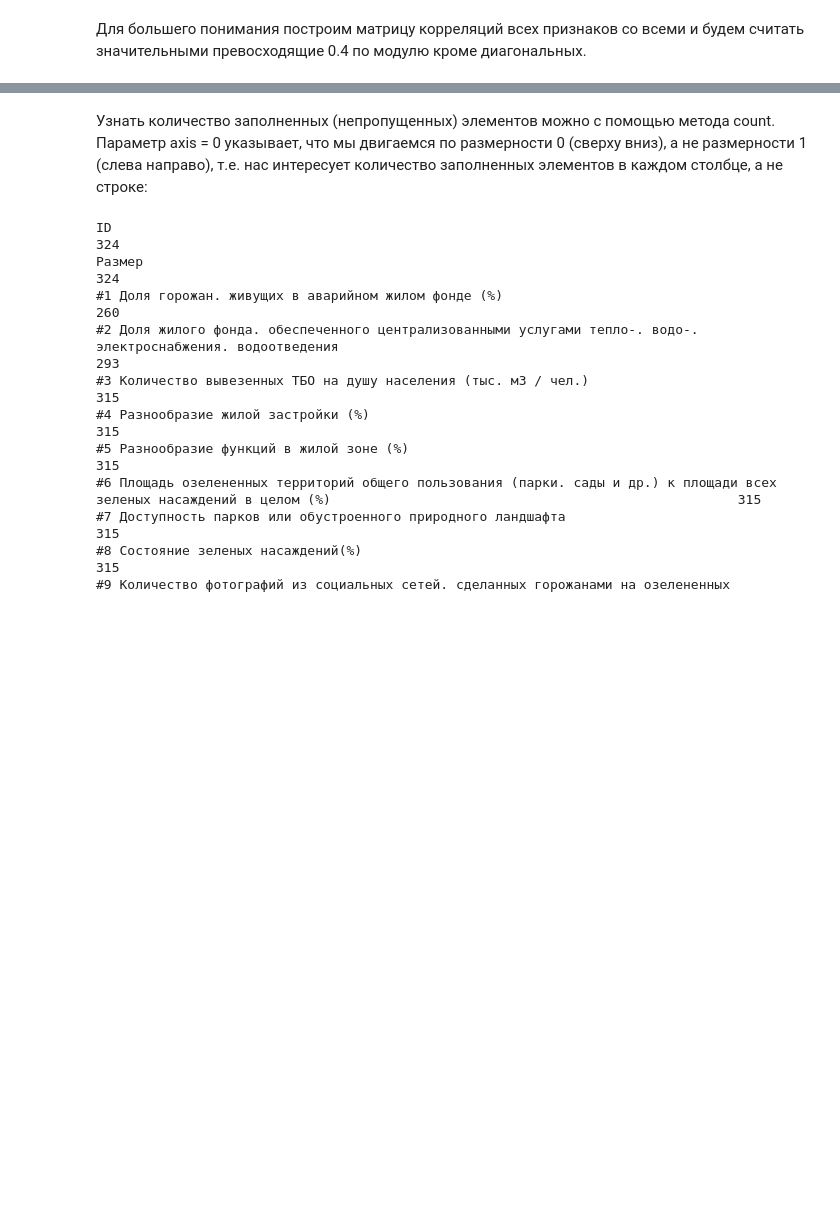
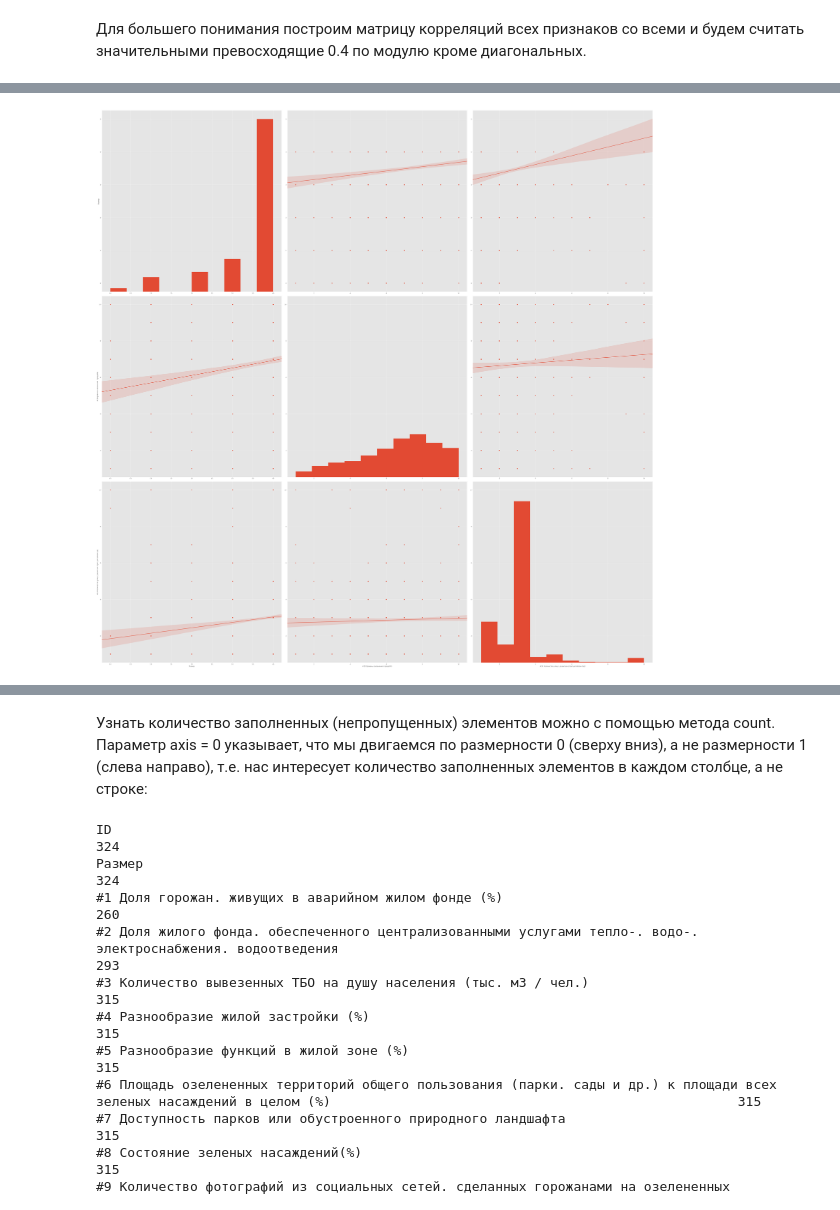
Before and after one commit to ksshchk/strelka, a Jupyter notebook: index_cities.ipynb, the cells around one changed output, grey strips where cells are left out. Drawn from its saved outputs; the diff is of its cells as text; code cells hidden in the pictures; blank space fills up the shorter version.

```diff
--- a/index_cities.ipynb
+++ b/index_cities.ipynb
@@ -74,0 +126,7 @@ data.iloc[:, 1:60].corr()
+# %%
+# Построим pair plot (scatter plot matrix). Эта визуализация поможет нам посмотреть на одной картинке, как связаны между собой различные признаки. Названия можно менять.
+# Как можно видеть, на диагонали матрицы графиков расположены гистограммы распределений признака. Остальные же графики — это обычные scatter plots для соответствующих пар признаков.
+import seaborn as sns
+pairs = sns.pairplot(data, kind = 'reg', diag_kind = 'hist', size = 20, vars = ['Размер', '#28 Уровень озеленения города(%)', '#14 Количество улиц с развитым стрит-ритейлом (ед)'])
+# %% [output]
+[figure, added]
```
Also changed, not shown: parts of 19 cells of this notebook.
